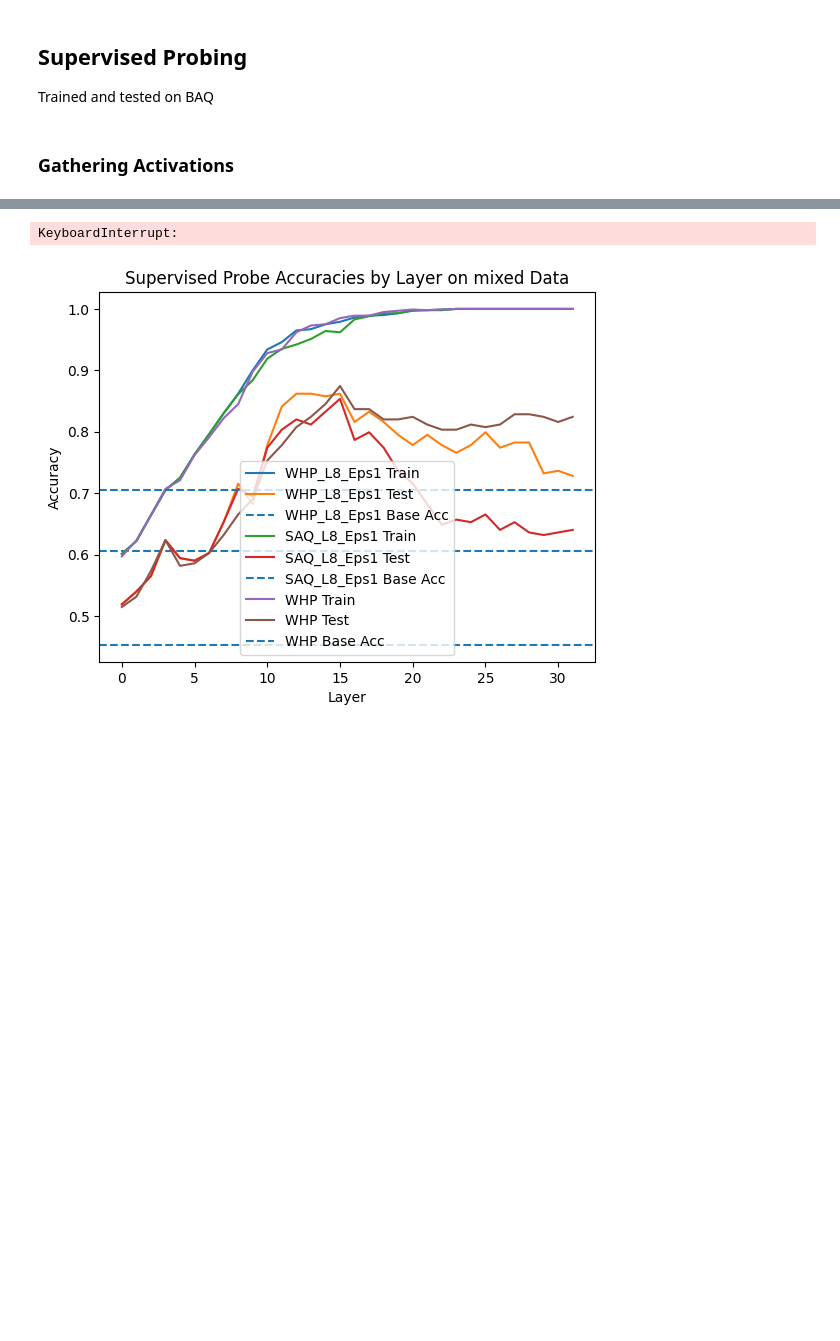
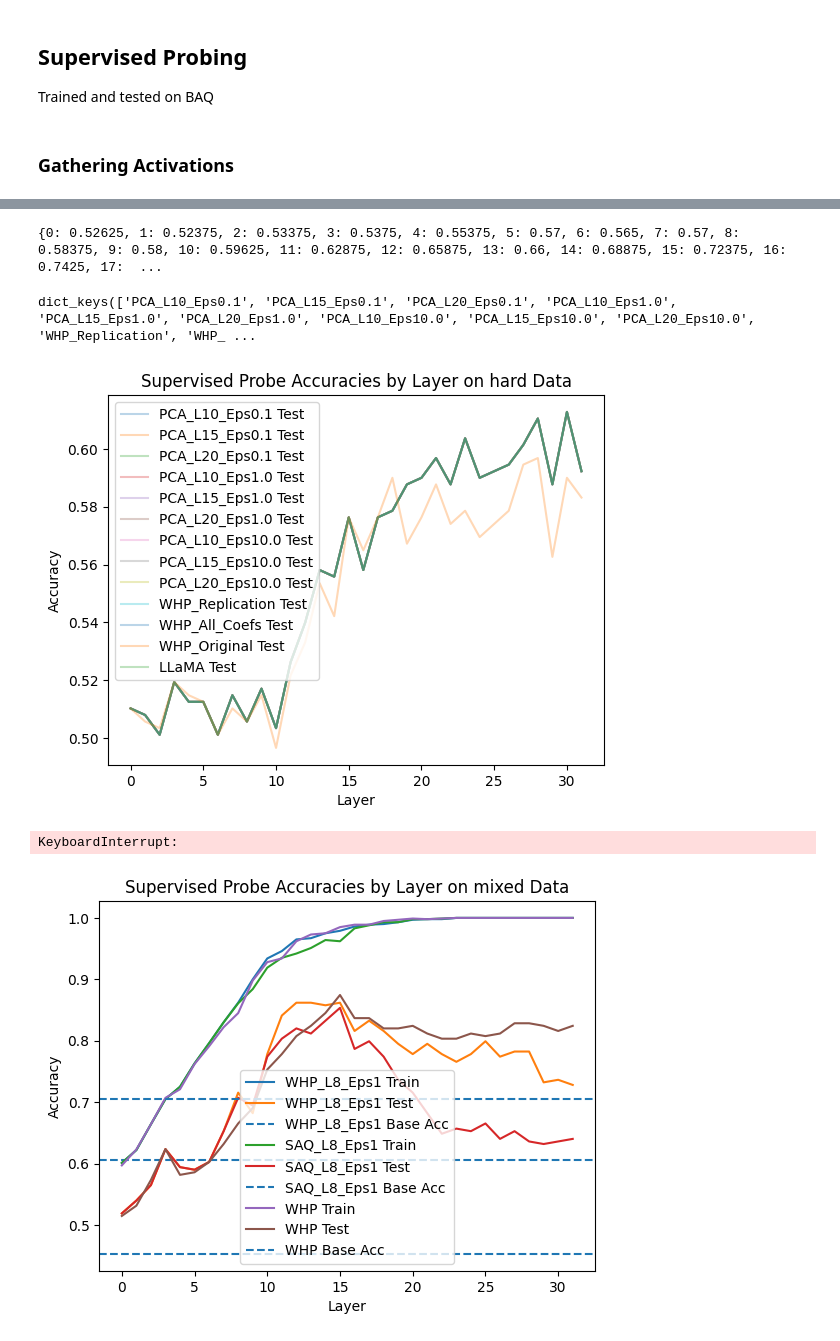
Before and after one commit to magikarp01/hp-unlrn, a Jupyter notebook: paper_experiments.ipynb, the cells around one changed output, grey strips where cells are left out. Saved outputs shown, nothing was run; the diff lists cells and outputs as text; code cells hidden in the pictures; blank space fills up the shorter version.

Commit message:
trying more supervised probing

```diff
--- a/paper_experiments.ipynb
+++ b/paper_experiments.ipynb
@@ -1381,12 +1381,15 @@ Loaded pretrained model meta-llama/Llama-2-7b-chat-hf into HookedTransformer
 # %% [markdown]
 ## Supervised Probing
 Trained and tested on BAQ
-# %%
-cache_models = {model_name: cache_models[model_name] for model_name in ["PCA_L10_Eps0.1", "WHP_Original"]}
 # %% [markdown]
 ### Gathering Activations
 # %%
 from tasks import HPTriviaTask
+
+data_type="hard"
+if data_type == "hard":
+    data_loc = "tasks/hp/data/HARD_hp_trivia_1239.jsonl"
+
 hp = HPTriviaTask(batch_size=25, tokenizer=right_tokenizer, device='cuda', chat_model=True, randomize_answers=True, same_location=data_loc, train_n=800, shuffle=False)
 
 from collections import defaultdict
@@ -1431,9 +1434,9 @@ for model_name, model in cache_models.items():
 
     model.cpu()
 
-for layer in range(n_layers):
-    for model_name in cache_models.keys():
-        train_resid_caches[model_name][layer] = torch.cat(train_resid_caches[model_name][layer], dim=0)
-        test_resid_caches[model_name][layer] = torch.cat(test_resid_caches[model_name][layer], dim=0)
+    for layer in range(n_layers):
+        for model_name in cache_models.keys():
+            train_resid_caches[model_name][layer] = torch.cat(train_resid_caches[model_name][layer], dim=0)
+            test_resid_caches[model_name][layer] = torch.cat(test_resid_caches[model_name][layer], dim=0)
 # %% [output]
 Moving model to device:  cuda
@@ -1470,3 +1490,28 @@ ValueError: Found input variables with inconsistent numbers of samples: [800, 25
+# %%
+print(all_probe_train_accs[model_name])
+# %% [output]
+{0: 0.52625, 1: 0.52375, 2: 0.53375, 3: 0.5375, 4: 0.55375, 5: 0.57, 6: 0.565, 7: 0.57, 8: 0.58375, 9: 0.58, 10: 0.59625, 11: 0.62875, 12: 0.65875, 13: 0.66, 14: 0.68875, 15: 0.72375, 16: 0.7425, 17:  ...
+# %%
+cache_models.keys()
+# %% [output]
+dict_keys(['PCA_L10_Eps0.1', 'PCA_L15_Eps0.1', 'PCA_L20_Eps0.1', 'PCA_L10_Eps1.0', 'PCA_L15_Eps1.0', 'PCA_L20_Eps1.0', 'PCA_L10_Eps10.0', 'PCA_L15_Eps10.0', 'PCA_L20_Eps10.0', 'WHP_Replication', 'WHP_ ...
+# %%
+with open(f"results/final_paper_results/supervised_probes_results_1239_{data_type}.pkl", "wb") as f:
+    pickle.dump({"train_accs": all_probe_train_accs, "test_accs": all_probe_test_accs}, f)
+
+for model_name in cache_models.keys():
+    # plt.plot([all_probe_train_accs[model_name][layer] for layer in range(n_layers)], label=f"{model_name} Train")
+    plt.plot([all_probe_test_accs[model_name][layer] for layer in range(n_layers)], label=f"{model_name} Test", alpha=0.3)
+    # if plot_base_accs:
+    #     plt.axhline(base_accs[model_name], label=f"{model_name} Base Acc", linestyle="--")
+
+plt.legend()
+plt.xlabel("Layer")
+plt.ylabel("Accuracy")
+plt.title(f"Supervised Probe Accuracies by Layer on {data_type} Data")
+plt.show()
+# %% [output]
+[figure, added]
 # %%
 from tasks import HPTriviaTask
 # use_old_data = False
```
Also changed, not shown: parts of 2 cells of this notebook, 1 other file.
